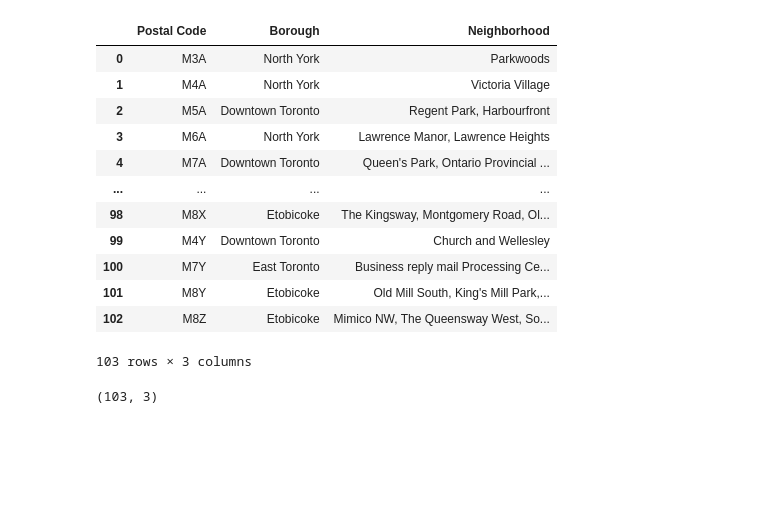
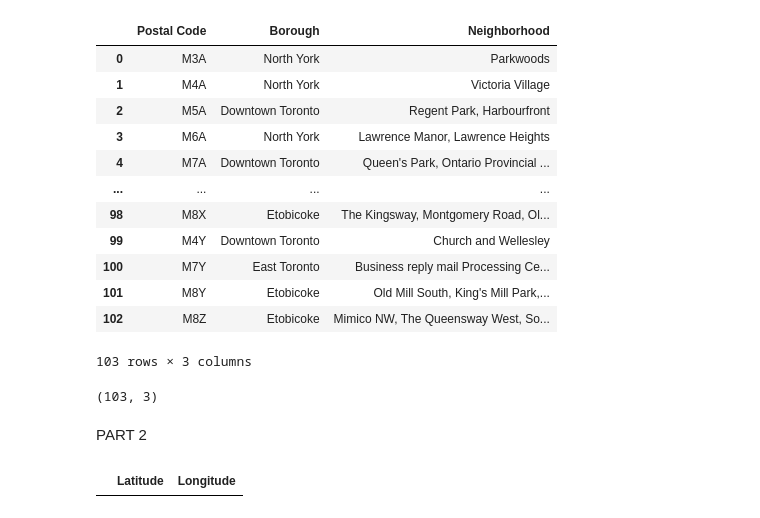
Before and after one commit to ttrankle/Coursera_Capstone, a Jupyter notebook: Wrangling_Cleaning_Data.ipynb, the cells around one changed output. Drawn from its saved outputs; the diff is of its cells as text; code cells hidden in the pictures; blank space fills up the shorter version.

Commit message:
Part 2 of Data Wrangling

```diff
--- a/Wrangling_Cleaning_Data.ipynb
+++ b/Wrangling_Cleaning_Data.ipynb
@@ -158,3 +154,11 @@ df
 df.shape
 # %% [output]
 (103, 3)
+# %% [markdown]
+PART 2
+# %%
+#Lets create an empty dataframe for latitude and longitude
+df_lat_long = pd.DataFrame(columns = ['Latitude','Longitude'])
+df_lat_long
+# %% [output]
+|  | Latitude | Longitude |
```
Also changed, not shown: parts of 11 cells of this notebook.
